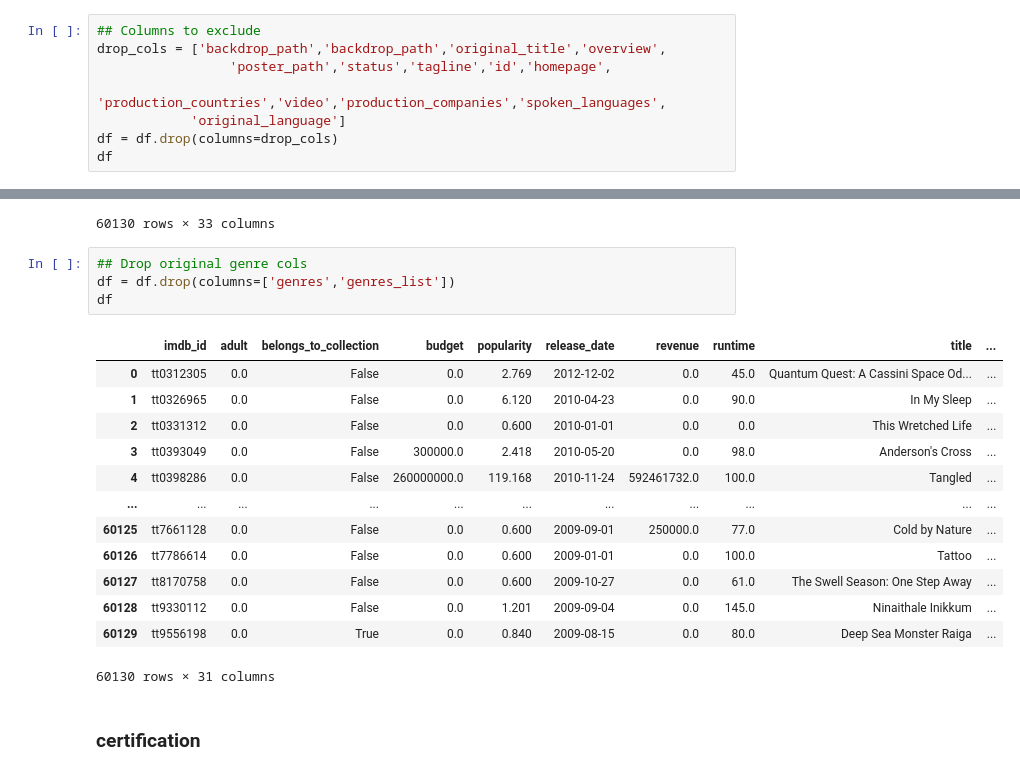
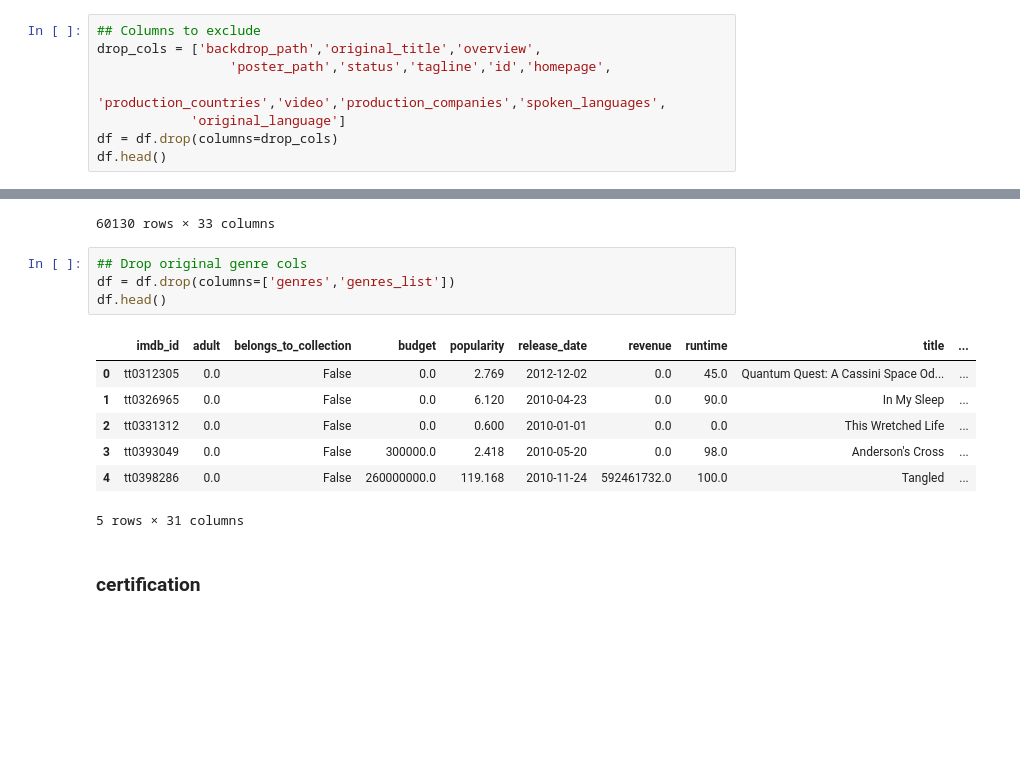
Before and after one commit to coding-dojo-data-science/data-enrichment-linear-regression-with-movies, a Jupyter notebook: Instructor/Solution-Linear-Regression-with-Movies-Part1.ipynb, the cells around one changed output, grey strips where cells are left out. Cells and saved outputs as stored; diff of their text form; blank space fills up the shorter version.

```diff
--- a/Instructor/Solution-Linear-Regression-with-Movies-Part1.ipynb
+++ b/Instructor/Solution-Linear-Regression-with-Movies-Part1.ipynb
@@ -304,12 +298,12 @@ df
 - Converting release date to year, month, and day.
 # %%
 ## Columns to exclude
-drop_cols = ['backdrop_path','backdrop_path','original_title','overview',
+drop_cols = ['backdrop_path','original_title','overview',
                  'poster_path','status','tagline','id','homepage',
                  'production_countries','video','production_companies','spoken_languages',
             'original_language']
 df = df.drop(columns=drop_cols)
-df
+df.head()
 # %% [output]
 |  | imdb_id | adult | belongs_to_collection | budget | genres | popularity | release_date | revenue | runtime | ... |
 | 0 | tt0312305 | 0.0 | NaN | 0.0 | [{'id': 10751, 'name': 'Family'},... | 2.769 | 2012-12-02 | 0.0 | 45.0 | ... |
@@ -412,21 +392,15 @@ df
 # %%
 ## Drop original genre cols
 df = df.drop(columns=['genres','genres_list'])
-df
+df.head()
 # %% [output]
 |  | imdb_id | adult | belongs_to_collection | budget | popularity | release_date | revenue | runtime | title | ... |
 | 0 | tt0312305 | 0.0 | False | 0.0 | 2.769 | 2012-12-02 | 0.0 | 45.0 | Quantum Quest: A Cassini Space Od... | ... |
 | 1 | tt0326965 | 0.0 | False | 0.0 | 6.120 | 2010-04-23 | 0.0 | 90.0 | In My Sleep | ... |
 | 2 | tt0331312 | 0.0 | False | 0.0 | 0.600 | 2010-01-01 | 0.0 | 0.0 | This Wretched Life | ... |
 | 3 | tt0393049 | 0.0 | False | 300000.0 | 2.418 | 2010-05-20 | 0.0 | 98.0 | Anderson's Cross | ... |
 | 4 | tt0398286 | 0.0 | False | 260000000.0 | 119.168 | 2010-11-24 | 592461732.0 | 100.0 | Tangled | ... |
-| ... | ... | ... | ... | ... | ... | ... | ... | ... | ... | ... |
-| 60125 | tt7661128 | 0.0 | False | 0.0 | 0.600 | 2009-09-01 | 250000.0 | 77.0 | Cold by Nature | ... |
-| 60126 | tt7786614 | 0.0 | False | 0.0 | 0.600 | 2009-01-01 | 0.0 | 100.0 | Tattoo | ... |
-| 60127 | tt8170758 | 0.0 | False | 0.0 | 0.600 | 2009-10-27 | 0.0 | 61.0 | The Swell Season: One Step Away | ... |
-| 60128 | tt9330112 | 0.0 | False | 0.0 | 1.201 | 2009-09-04 | 0.0 | 145.0 | Ninaithale Inikkum | ... |
-| 60129 | tt9556198 | 0.0 | True | 0.0 | 0.840 | 2009-08-15 | 0.0 | 80.0 | Deep Sea Monster Raiga | ... |
-60130 rows × 31 columns
+5 rows × 31 columns
 # %% [markdown]
 ### certification
 # %%
```
Also changed, not shown: parts of 16 cells of this notebook, 2 other files.
